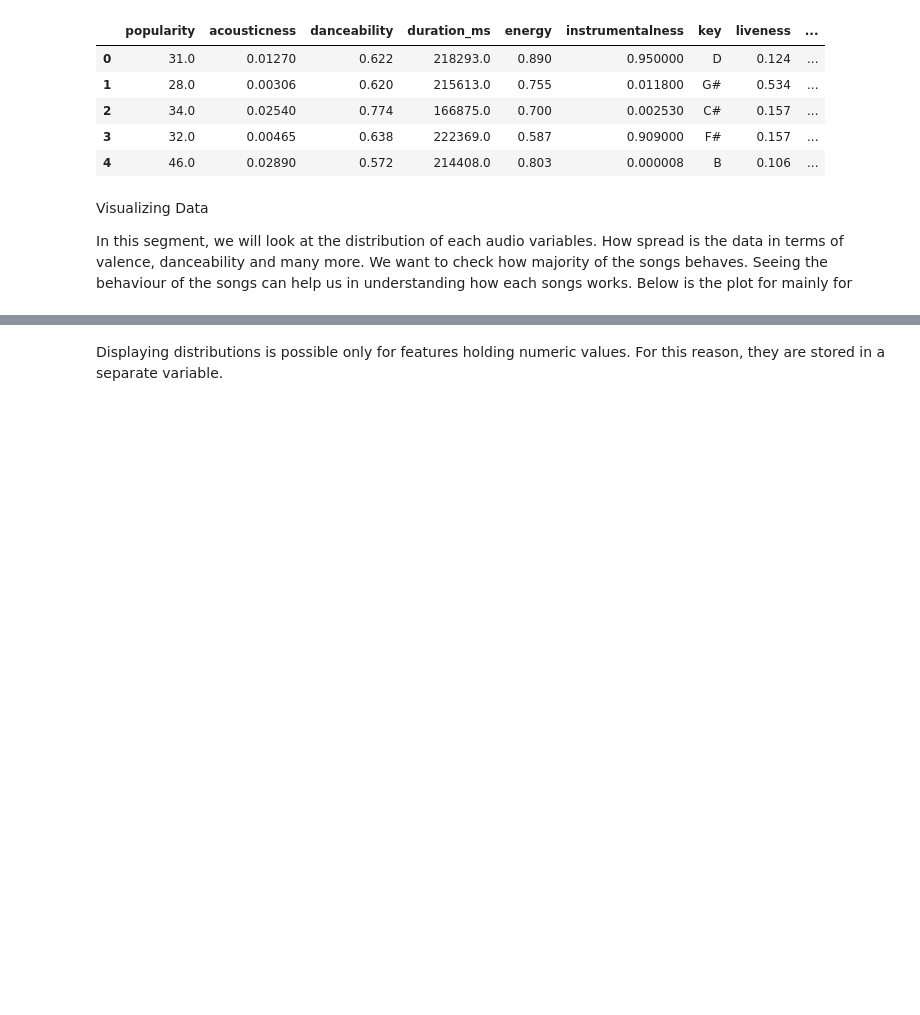
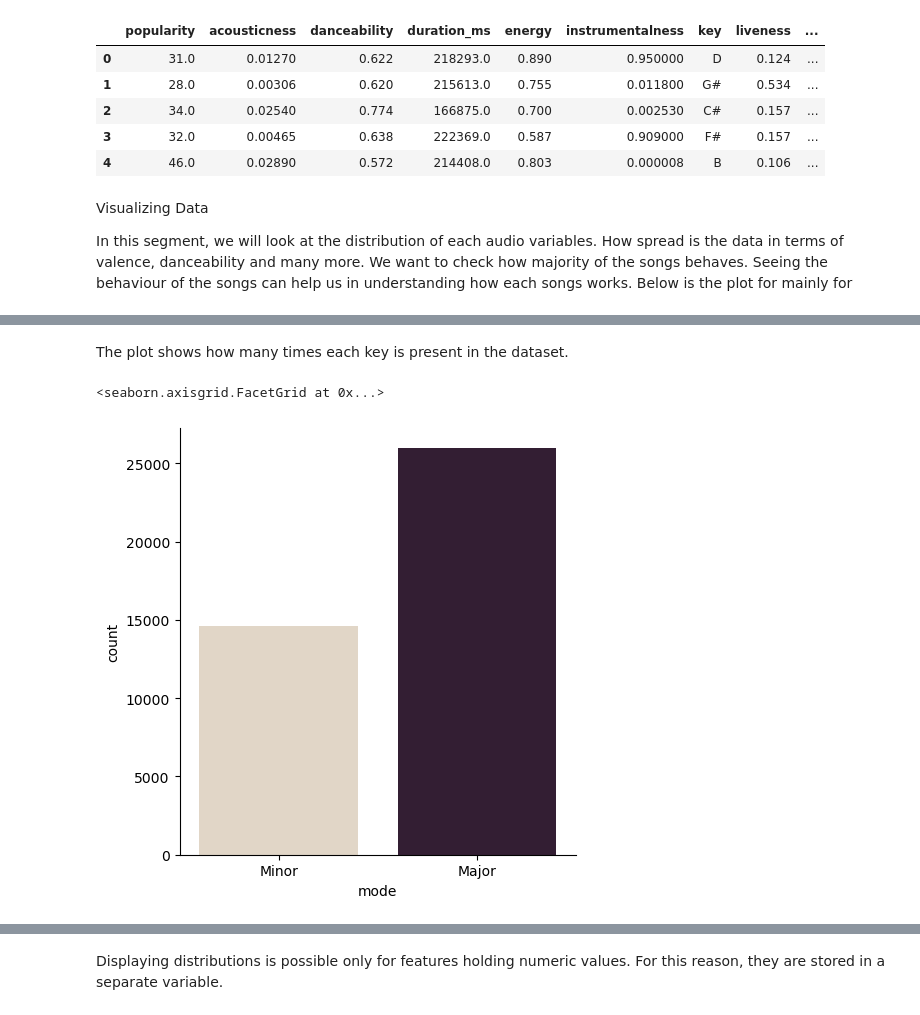
Before and after one commit to tanvi-jain3/SC1015-Song-Genre-Classification, a Jupyter notebook: 2) Data Exploratory Analysis .ipynb, the cells around one changed output, grey strips where cells are left out. Drawn from its saved outputs; the diff is of its cells as text; code cells hidden in the pictures; blank space fills up the shorter version.

```diff
--- a/2) Data Exploratory Analysis .ipynb
+++ b/2) Data Exploratory Analysis .ipynb
@@ -110,0 +70,7 @@ plot_counts("music_genre")
+# %% [markdown]
+The plot shows how many times each key is present in the dataset.
+# %%
+sns.catplot(data=music, x= "mode", kind="count", palette="ch:.25")
+# %% [output]
+<seaborn.axisgrid.FacetGrid at 0x...>
+[figure, added]
```
Also changed, not shown: parts of 18 cells of this notebook, 2 other files.
